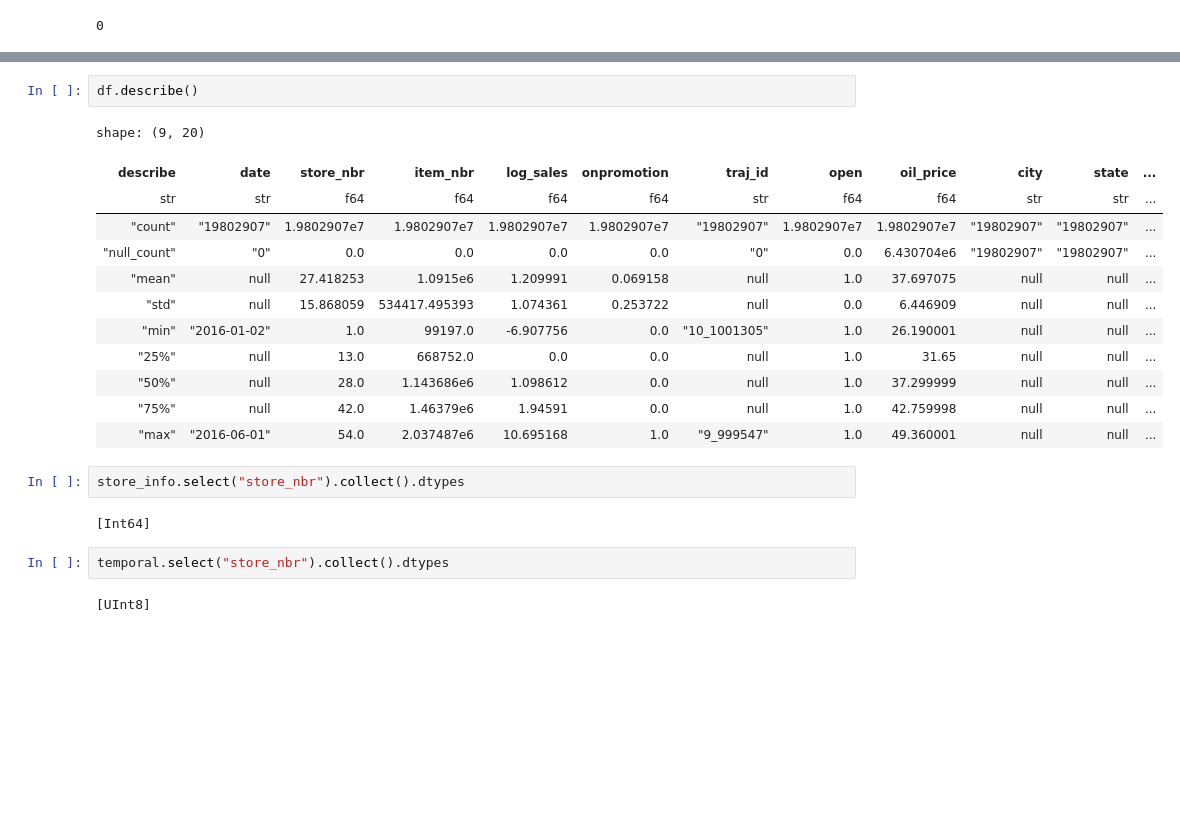
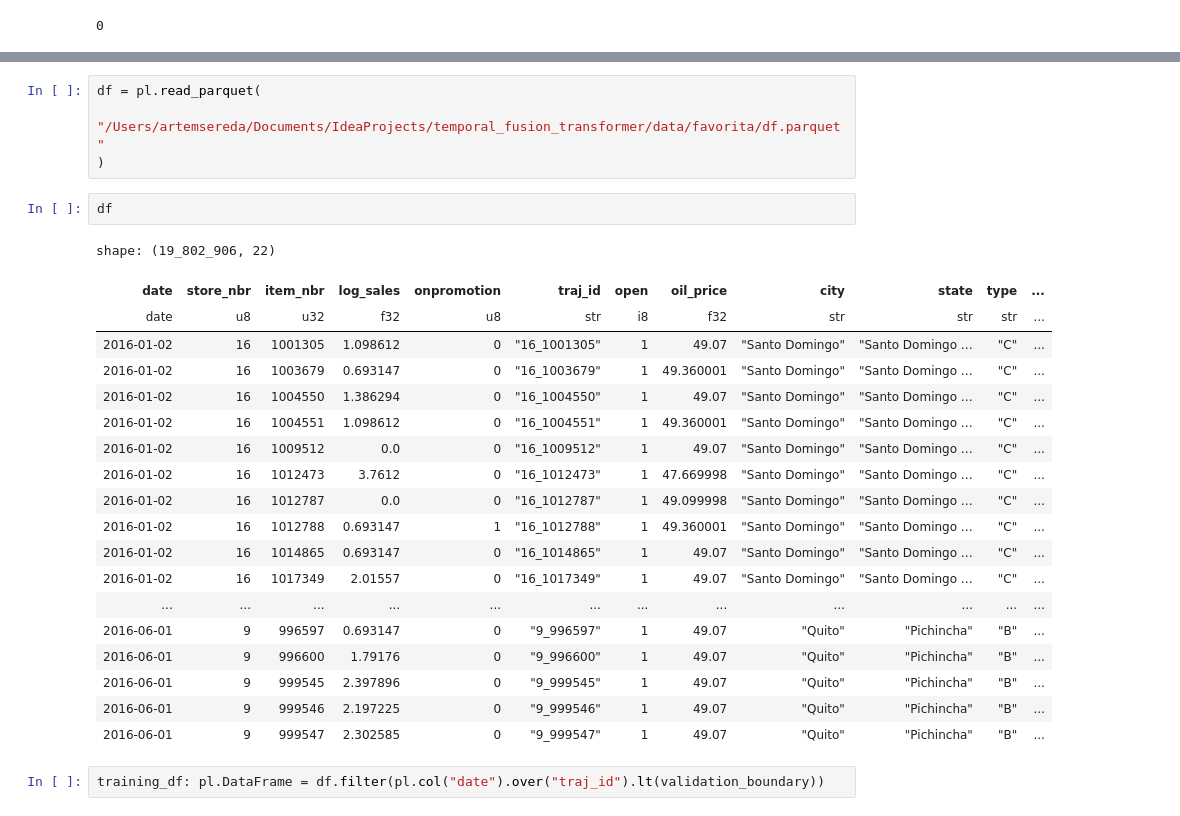
Before and after one commit to aaarrti/temporal_fusion_transformer, a Jupyter notebook: notebooks/favorita_data.ipynb, the cells around one changed output, grey strips where cells are left out. Cells and saved outputs as stored; diff of their text form; blank space fills up the shorter version.

```diff
--- a/notebooks/favorita_data.ipynb
+++ b/notebooks/favorita_data.ipynb
@@ -149,23 +23,28 @@ shape: (19_802_907, 19)
+# %%
+df = pl.read_parquet(
+    "/Users/artemsereda/Documents/IdeaProjects/temporal_fusion_transformer/data/favorita/df.parquet"
+)
 # %%
-df.describe()
+df
 # %% [output]
-shape: (9, 20)
+shape: (19_802_906, 22)
-| describe | date | store_nbr | item_nbr | log_sales | onpromotion | traj_id | open | oil_price | city | state | ... |
-| str | str | f64 | f64 | f64 | f64 | str | f64 | f64 | str | str | ... |
-| "count" | "19802907" | 1.9802907e7 | 1.9802907e7 | 1.9802907e7 | 1.9802907e7 | "19802907" | 1.9802907e7 | 1.9802907e7 | "19802907" | "19802907" | ... |
-| "null_count" | "0" | 0.0 | 0.0 | 0.0 | 0.0 | "0" | 0.0 | 6.430704e6 | "19802907" | "19802907" | ... |
-| "mean" | null | 27.418253 | 1.0915e6 | 1.209991 | 0.069158 | null | 1.0 | 37.697075 | null | null | ... |
-| "std" | null | 15.868059 | 534417.495393 | 1.074361 | 0.253722 | null | 0.0 | 6.446909 | null | null | ... |
-| "min" | "2016-01-02" | 1.0 | 99197.0 | -6.907756 | 0.0 | "10_1001305" | 1.0 | 26.190001 | null | null | ... |
-| "25%" | null | 13.0 | 668752.0 | 0.0 | 0.0 | null | 1.0 | 31.65 | null | null | ... |
-| "50%" | null | 28.0 | 1.143686e6 | 1.098612 | 0.0 | null | 1.0 | 37.299999 | null | null | ... |
-| "75%" | null | 42.0 | 1.46379e6 | 1.94591 | 0.0 | null | 1.0 | 42.759998 | null | null | ... |
-| "max" | "2016-06-01" | 54.0 | 2.037487e6 | 10.695168 | 1.0 | "9_999547" | 1.0 | 49.360001 | null | null | ... |
+| date | store_nbr | item_nbr | log_sales | onpromotion | traj_id | open | oil_price | city | state | type | ... |
+| date | u8 | u32 | f32 | u8 | str | i8 | f32 | str | str | str | ... |
+| 2016-01-02 | 16 | 1001305 | 1.098612 | 0 | "16_1001305" | 1 | 49.07 | "Santo Domingo" | "Santo Domingo … | "C" | ... |
+| 2016-01-02 | 16 | 1003679 | 0.693147 | 0 | "16_1003679" | 1 | 49.360001 | "Santo Domingo" | "Santo Domingo … | "C" | ... |
+| 2016-01-02 | 16 | 1004550 | 1.386294 | 0 | "16_1004550" | 1 | 49.07 | "Santo Domingo" | "Santo Domingo … | "C" | ... |
+| 2016-01-02 | 16 | 1004551 | 1.098612 | 0 | "16_1004551" | 1 | 49.360001 | "Santo Domingo" | "Santo Domingo … | "C" | ... |
+| 2016-01-02 | 16 | 1009512 | 0.0 | 0 | "16_1009512" | 1 | 49.07 | "Santo Domingo" | "Santo Domingo … | "C" | ... |
+| 2016-01-02 | 16 | 1012473 | 3.7612 | 0 | "16_1012473" | 1 | 47.669998 | "Santo Domingo" | "Santo Domingo … | "C" | ... |
+| 2016-01-02 | 16 | 1012787 | 0.0 | 0 | "16_1012787" | 1 | 49.099998 | "Santo Domingo" | "Santo Domingo … | "C" | ... |
+| 2016-01-02 | 16 | 1012788 | 0.693147 | 1 | "16_1012788" | 1 | 49.360001 | "Santo Domingo" | "Santo Domingo … | "C" | ... |
+| 2016-01-02 | 16 | 1014865 | 0.693147 | 0 | "16_1014865" | 1 | 49.07 | "Santo Domingo" | "Santo Domingo … | "C" | ... |
+| 2016-01-02 | 16 | 1017349 | 2.01557 | 0 | "16_1017349" | 1 | 49.07 | "Santo Domingo" | "Santo Domingo … | "C" | ... |
+| ... | ... | ... | ... | ... | ... | ... | ... | ... | ... | ... | ... |
+| 2016-06-01 | 9 | 996597 | 0.693147 | 0 | "9_996597" | 1 | 49.07 | "Quito" | "Pichincha" | "B" | ... |
+| 2016-06-01 | 9 | 996600 | 1.79176 | 0 | "9_996600" | 1 | 49.07 | "Quito" | "Pichincha" | "B" | ... |
+| 2016-06-01 | 9 | 999545 | 2.397896 | 0 | "9_999545" | 1 | 49.07 | "Quito" | "Pichincha" | "B" | ... |
+| 2016-06-01 | 9 | 999546 | 2.197225 | 0 | "9_999546" | 1 | 49.07 | "Quito" | "Pichincha" | "B" | ... |
+| 2016-06-01 | 9 | 999547 | 2.302585 | 0 | "9_999547" | 1 | 49.07 | "Quito" | "Pichincha" | "B" | ... |
-# %%
-store_info.select("store_nbr").collect().dtypes
-# %% [output]
-[Int64]
-# %%
-temporal.select("store_nbr").collect().dtypes
-# %% [output]
-[UInt8]
+# %%
+training_df: pl.DataFrame = df.filter(pl.col("date").over("traj_id").lt(validation_boundary))
```
Also changed, not shown: parts of 11 cells of this notebook, 27 other files.
